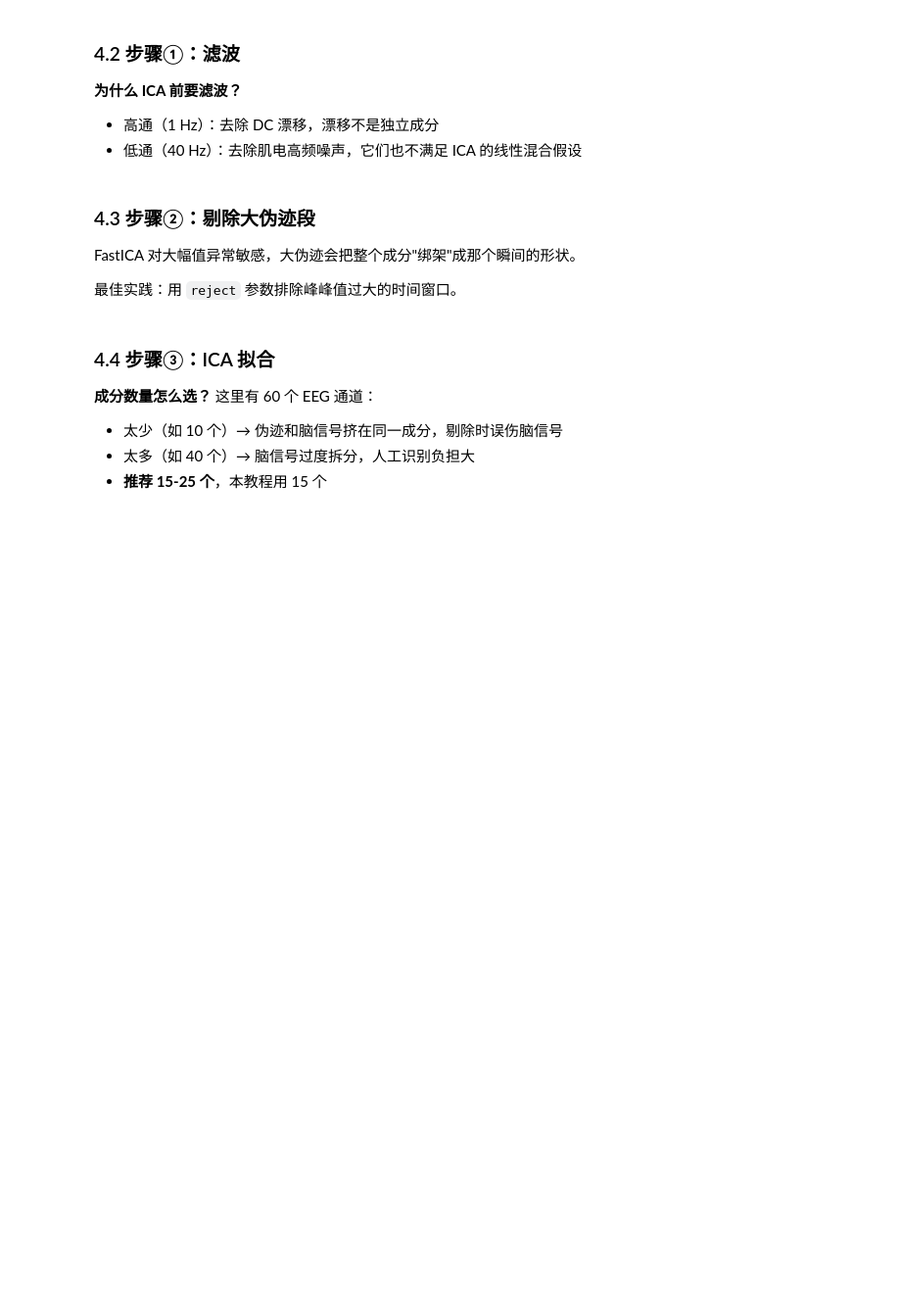
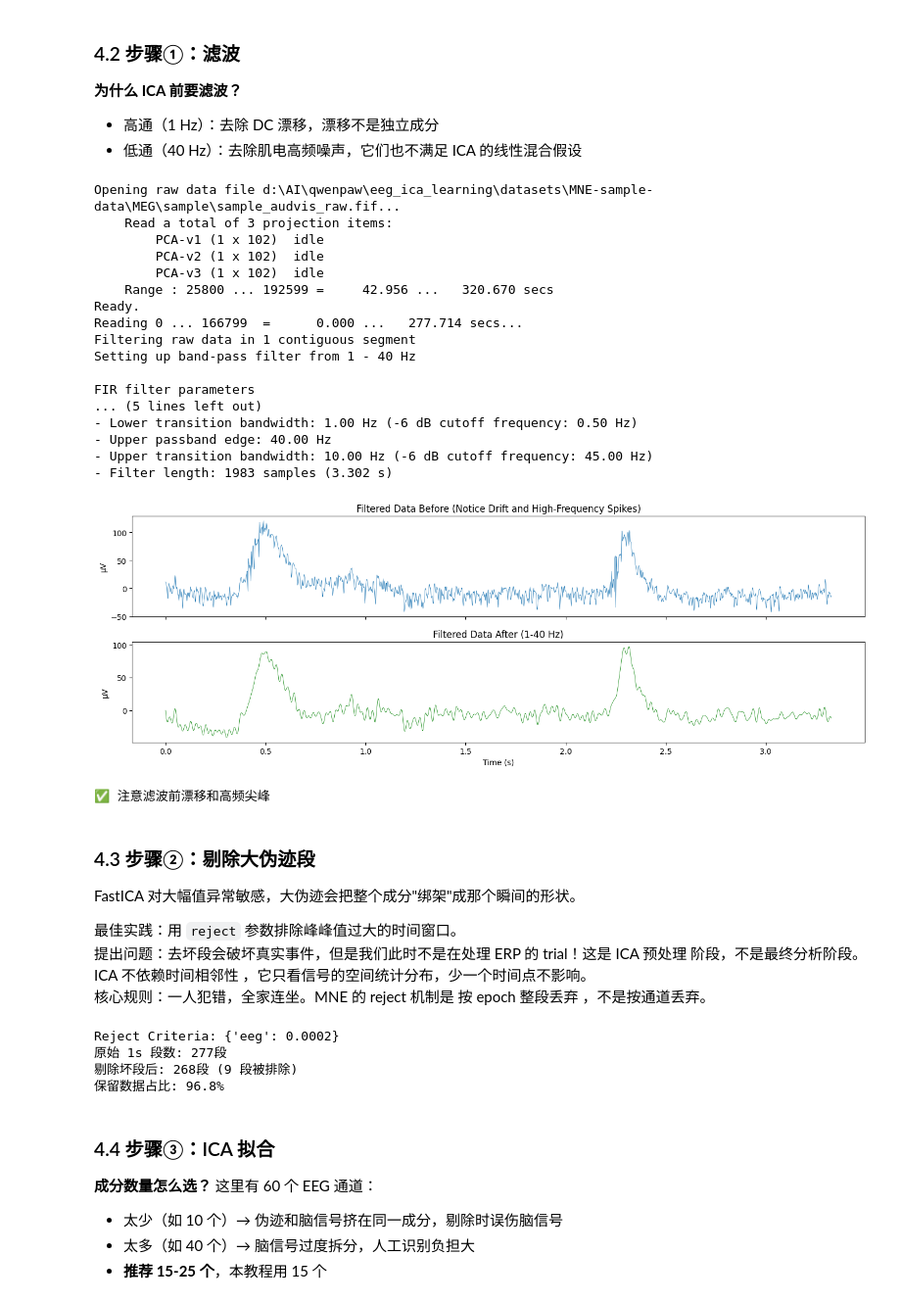
Before and after one commit to usstziyi/eeg_ica_learning, a Jupyter notebook: notebooks/unit4_mne_ica_practice.ipynb, the cells around one changed output. Shown at 98% size. Cells and saved outputs as stored; diff of their text form; code cells hidden in the pictures; blank space fills up the shorter version.

```diff
--- a/notebooks/unit4_mne_ica_practice.ipynb
+++ b/notebooks/unit4_mne_ica_practice.ipynb
@@ -30,49 +30,95 @@
 - 高通（1 Hz）：去除 DC 漂移，漂移不是独立成分
 - 低通（40 Hz）：去除肌电高频噪声，它们也不满足 ICA 的线性混合假设
 # %%
+import os
 import mne
 import numpy as np
 import matplotlib.pyplot as plt
+
+
+data_dir = os.path.abspath("./../datasets")
+os.makedirs(data_dir, exist_ok=True)
+mne.set_config("MNE_DATA", data_dir)
+mne.set_config("MNE_DATASETS_SAMPLE_PATH", data_dir)
 
 sample_data_dir = mne.datasets.sample.data_path()
 raw_fname = sample_data_dir / 'MEG' / 'sample' / 'sample_audvis_raw.fif'
 
 raw = mne.io.read_raw_fif(raw_fname, preload=True)
 raw.pick(['eeg'])
-montage = mne.channels.make_standard_montage('standard_1020')
-raw.set_montage(montage)
 
 # 带通滤波
 raw_filtered = raw.copy().filter(l_freq=1.0, h_freq=40.0)
 
 # 对比
 fig, axes = plt.subplots(2, 1, figsize=(14, 5), sharex=True)
 before = raw.get_data(picks='EEG 001')[0, :2000]
 after  = raw_filtered.get_data(picks='EEG 001')[0, :2000]
 times  = raw.times[:2000]
 axes[0].plot(times, before*1e6, linewidth=0.5)
-axes[0].set_ylabel('μV'); axes[0].set_title('滤波前（注意漂移和高频毛刺）')
+axes[0].set_ylabel('μV'); axes[0].set_title('Filtered Data Before (Notice Drift and High-Frequency Spikes)')
 axes[1].plot(times, after*1e6, linewidth=0.5, color='green')
-axes[1].set_ylabel('μV'); axes[1].set_title('滤波后 (1-40 Hz)')
-axes[1].set_xlabel('时间 (s)')
-plt.tight_layout(); plt.show()
+axes[1].set_ylabel('μV'); axes[1].set_title('Filtered Data After (1-40 Hz)')
+axes[1].set_xlabel('Time (s)')
+plt.tight_layout();
+plt.show()
+print("✅ 注意滤波前漂移和高频尖峰")
+# %% [output]
+Opening raw data file d:\AI\qwenpaw\eeg_ica_learning\datasets\MNE-sample-data\MEG\sample\sample_audvis_raw.fif...
+    Read a total of 3 projection items:
+        PCA-v1 (1 x 102)  idle
+        PCA-v2 (1 x 102)  idle
+        PCA-v3 (1 x 102)  idle
+    Range : 25800 ... 192599 =     42.956 ...   320.670 secs
+Ready.
+Reading 0 ... 166799  =      0.000 ...   277.714 secs...
+Filtering raw data in 1 contiguous segment
+Setting up band-pass filter from 1 - 40 Hz
+
+FIR filter parameters
+... (5 lines left out)
+- Lower transition bandwidth: 1.00 Hz (-6 dB cutoff frequency: 0.50 Hz)
+- Upper passband edge: 40.00 Hz
+- Upper transition bandwidth: 10.00 Hz (-6 dB cutoff frequency: 45.00 Hz)
+- Filter length: 1983 samples (3.302 s)
+[figure, added]
+✅ 注意滤波前漂移和高频尖峰
 # %% [markdown]
 ### 4.3 步骤②：剔除大伪迹段
 
 FastICA 对大幅值异常敏感，大伪迹会把整个成分"绑架"成那个瞬间的形状。
 
 最佳实践：用 `reject` 参数排除峰峰值过大的时间窗口。
+提出问题：去坏段会破坏真实事件，但是我们此时不是在处理 ERP 的 trial！这是 ICA 预处理 阶段，不是最终分析阶段。ICA 不依赖时间相邻性 ，它只看信号的空间统计分布，少一个时间点不影响。
+核心规则：一人犯错，全家连坐。MNE 的 reject 机制是 按 epoch 整段丢弃 ，不是按通道丢弃。
 # %%
 # 基于峰峰值剔除：任何通道在 1 秒内峰峰值超过 200 μV 的段被排除
-reject_criteria = dict(eeg=200e-6)  # 200 μV
+# reject 里的数值是 峰峰值阈值 ，不是绝对最大振幅
+# 峰峰值 = epoch 内信号最大值 - epoch 内信号最小值
+reject_criteria = dict(eeg=200e-6)  # 200 μV {'eeg': 0.0002}
+print(f"Reject Criteria: {reject_criteria}")
 
 # 创建 epochs 只是为了用 reject（不用实际上做 epoch）
-events = mne.make_fixed_length_events(raw_filtered, duration=1.0)
-epochs = mne.Epochs(raw_filtered, events, tmin=0, tmax=0.99,
-                     baseline=None, reject=reject_criteria, preload=False)
-print(f"原始 1s 段数: {len(events)}")
-print(f"剔除坏段后: {len(epochs)} ({len(events)-len(epochs)} 段被排除)")
+# 把整段连续数据 等距切分 成 1 秒一段的"虚拟事件"，返回一个事件数组。
+events = mne.make_fixed_length_events(raw_filtered, duration=1.0) # shape: (n_events, 3)
+epochs = mne.Epochs(
+    raw_filtered,    # 输入的滤波后原始数据
+    events,          # 事件标记数组（由 make_fixed_length_events 生成的等距事件）
+    tmin=0,          # 每个 epoch 的起始时间（相对于事件，单位：秒）
+    tmax=0.99,       # 每个 epoch 的结束时间（0.99秒确保正好1秒长度，避免边界问题）
+    baseline=None,   # 不进行基线校正
+    reject=reject_criteria,  # 拒绝标准：峰峰值超过 200 μV 的 epoch 将被剔除
+    preload=True,     # 加载数据并自动剔除坏段
+    verbose=False    # 关闭详细输出，减少日志信息
+)
+print(f"原始 1s 段数: {len(events)}段")
+print(f"剔除坏段后: {len(epochs)}段 ({len(events)-len(epochs)} 段被排除)")
 print(f"保留数据占比: {len(epochs)/len(events)*100:.1f}%")
+# %% [output]
+Reject Criteria: {'eeg': 0.0002}
+原始 1s 段数: 277段
+剔除坏段后: 268段 (9 段被排除)
+保留数据占比: 96.8%
 # %% [markdown]
 ### 4.4 步骤③：ICA 拟合
 
```
Also changed, not shown: parts of 12 cells of this notebook, 2 other files.
